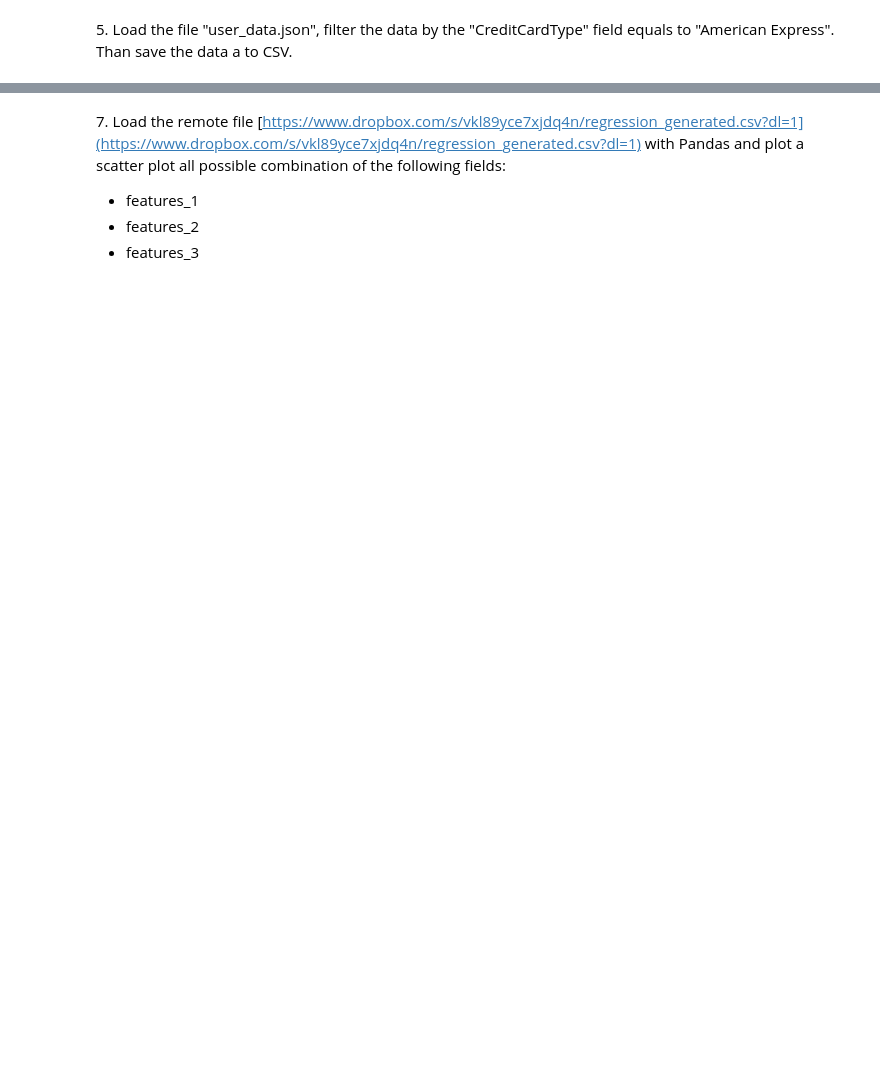
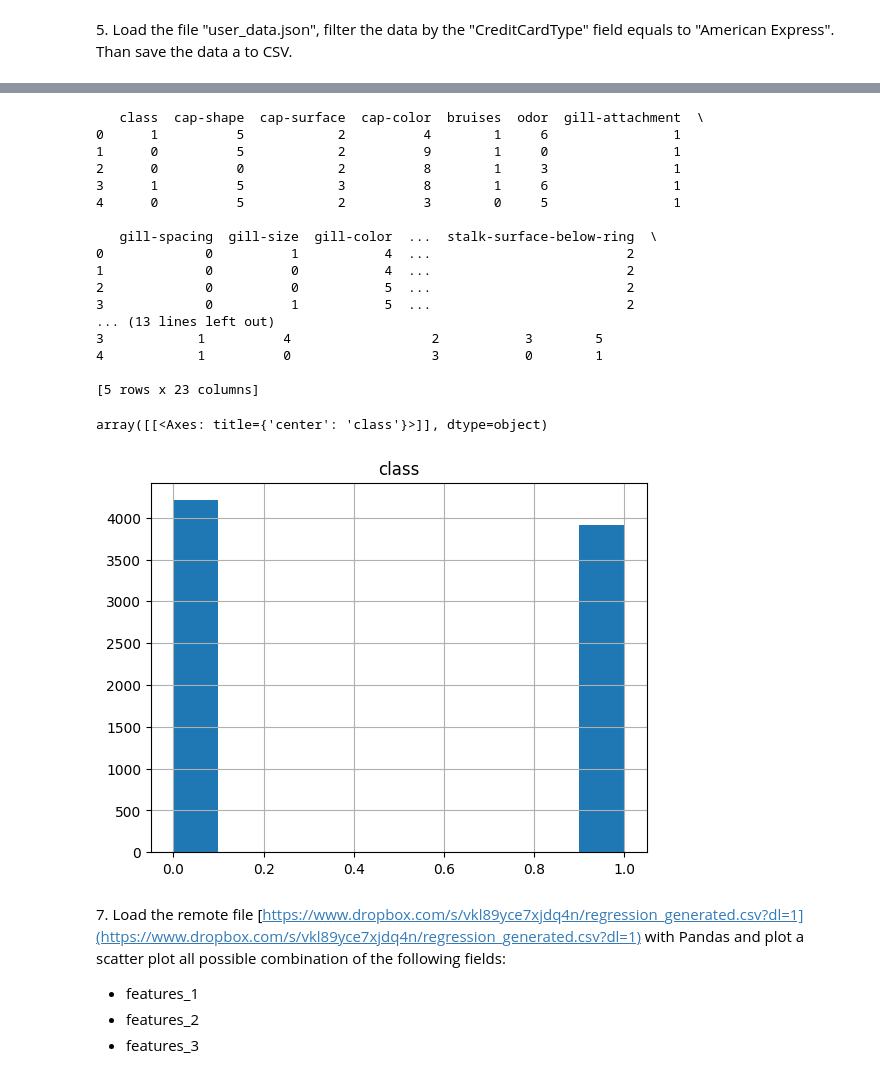
Before and after one commit to EmanueleCoradin/LaboratoryOfComputationalPhysics_Y6, a Jupyter notebook: 05ex_OSEMN.ipynb, the cells around one changed output, grey strips where cells are left out. Drawn from its saved outputs; the diff is of its cells as text; code cells hidden in the pictures; blank space fills up the shorter version.

Commit message:
exe05 done
left 8 and 9 of exe 04 and exe 03

```diff
--- a/05ex_OSEMN.ipynb
+++ b/05ex_OSEMN.ipynb
@@ -75,3 +122,27 @@ print(cards)
+# %%
+df = pd.read_csv("https://www.dropbox.com/s/7u3lm737ogbqsg8/mushrooms_categorized.csv?dl=1")
+print(df.head())
+df.hist("class")
+# %% [output]
+   class  cap-shape  cap-surface  cap-color  bruises  odor  gill-attachment  \
+0      1          5            2          4        1     6                1
+1      0          5            2          9        1     0                1
+2      0          0            2          8        1     3                1
+3      1          5            3          8        1     6                1
+4      0          5            2          3        0     5                1
+
+   gill-spacing  gill-size  gill-color  ...  stalk-surface-below-ring  \
+0             0          1           4  ...                         2
+1             0          0           4  ...                         2
+2             0          0           5  ...                         2
+3             0          1           5  ...                         2
+... (13 lines left out)
+3            1          4                  2           3        5
+4            1          0                  3           0        1
+
+[5 rows x 23 columns]
+array([[<Axes: title={'center': 'class'}>]], dtype=object)
+[figure, added]
 # %% [markdown]
 7\. Load the remote file [https://www.dropbox.com/s/vkl89yce7xjdq4n/regression_generated.csv?dl=1](https://www.dropbox.com/s/vkl89yce7xjdq4n/regression_generated.csv?dl=1) with Pandas and plot a scatter plot all possible combination of the following fields:
 
```
Also changed, not shown: parts of 10 cells of this notebook, 14 other files.
